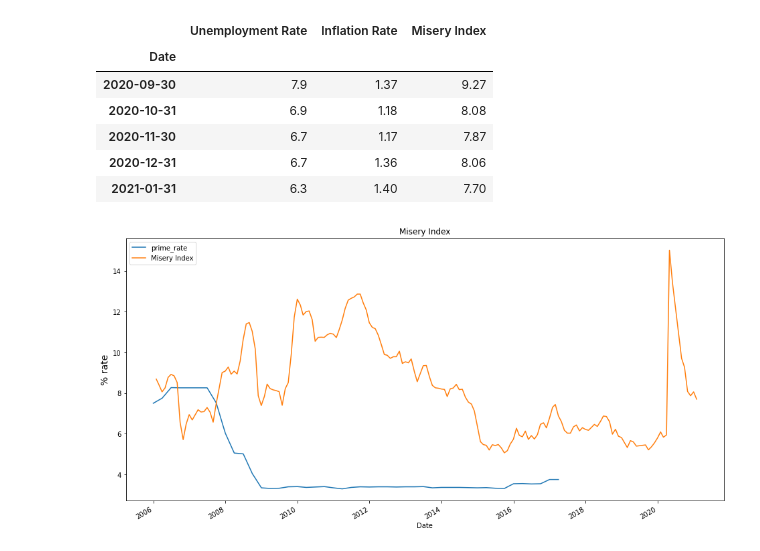
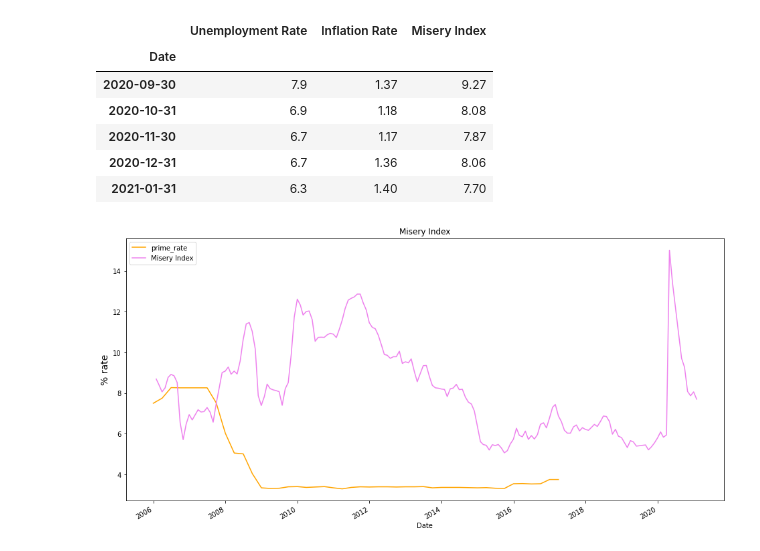
Before and after one commit to Nickoranteng/Stock-market, a Jupyter notebook: Rising_prime_rates.ipynb, the cells around one changed output. Saved outputs shown, nothing was run; the diff lists cells and outputs as text; code cells hidden in the pictures.

Commit message:
misery index

```diff
--- a/Rising_prime_rates.ipynb
+++ b/Rising_prime_rates.ipynb
@@ -205,14 +205,14 @@ Misery_index_filtered_df.tail()
 # %%
 # plot based on opening prices
 fig,ax = plt.subplots()
-filtered_prime_rate_df['Value'].plot( label = 'prime_rate', figsize = (16,8))
-Misery_index_filtered_df['Misery Index'].plot (label = 'Misery Index')
+filtered_prime_rate_df['Value'].plot( label = 'prime_rate', figsize = (16,8),color="orange")
+Misery_index_filtered_df['Misery Index'].plot (label = 'Misery Index',color="violet")
 #Misery_index_filtered_df['Inflation Rate'].plot (label = 'inflation')
 #Misery_index_filtered_df['Unemployment Rate'].plot (label = 'unemployment')
 
 #fed_funds_rate['Value'].plot(label = 'federal funds rate', title='Federal funds rate vrs prime rate')
 ax.set_ylabel("% rate",fontsize=14)
 ax.set_title("Misery Index")
 plt.legend();
 # %% [output]
-[figure, old version]
+[figure, new version]
```
Also changed, not shown: 2 other files.
